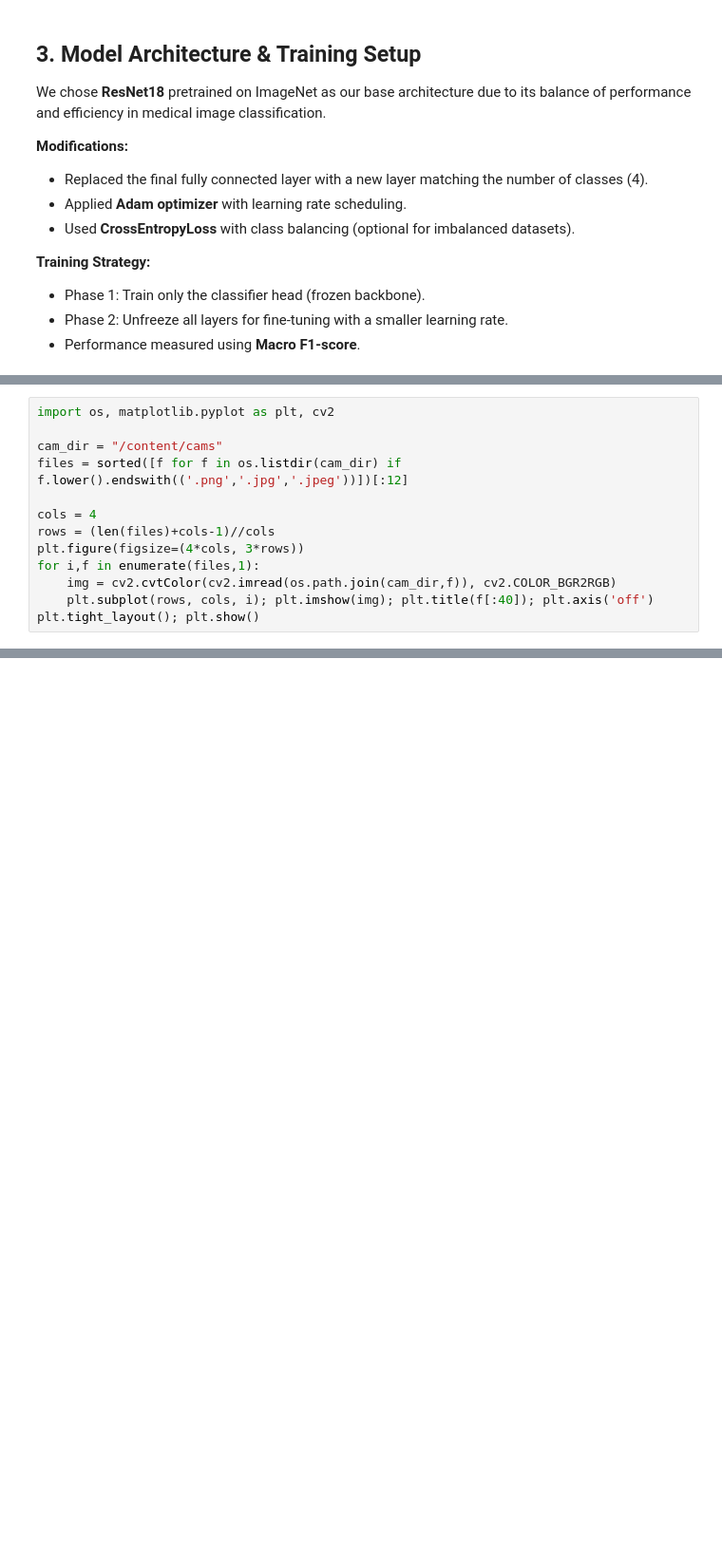
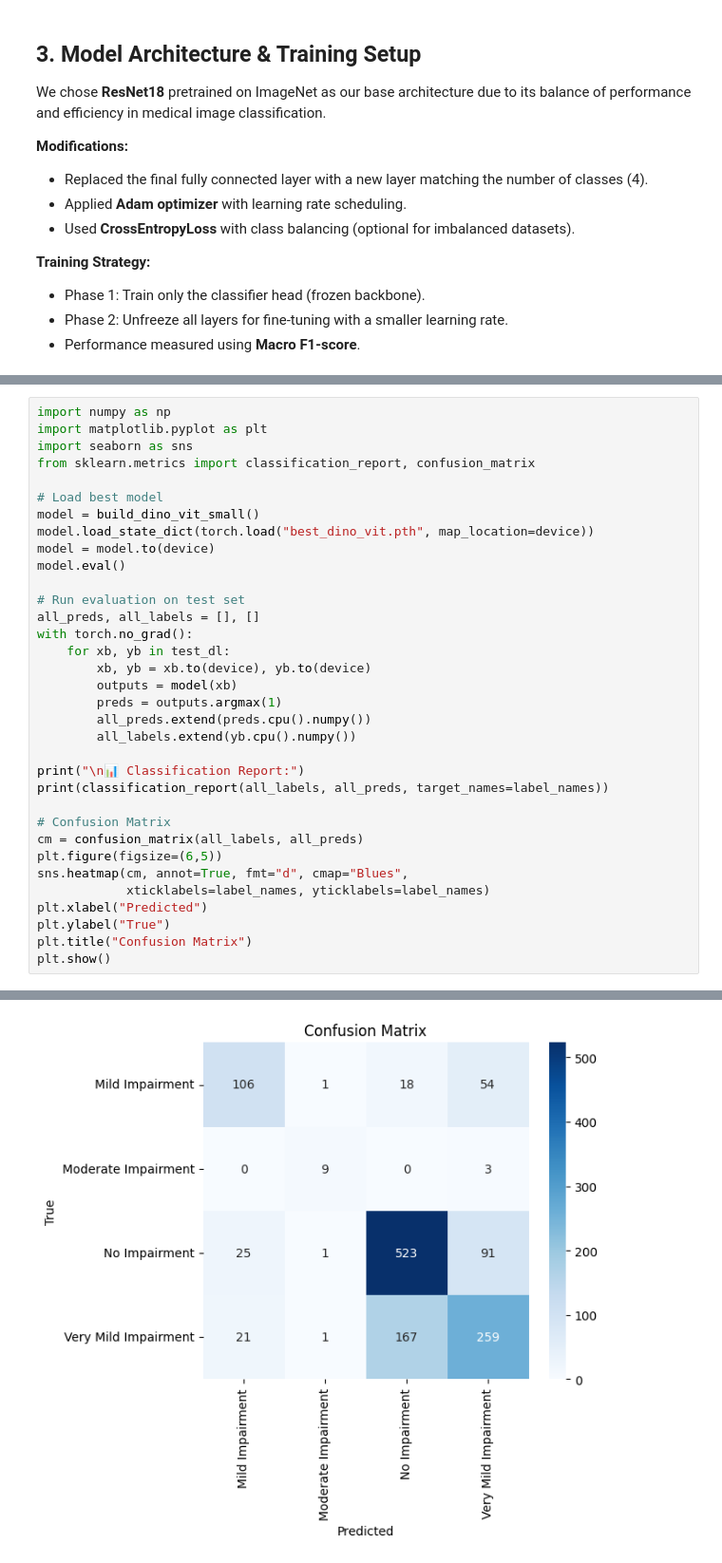
Before and after one commit to shabnomm/Alzheimer-s-MRI-Classification-ADNI-OASIS, a Jupyter notebook: Alzheimer's_MRI_Classification.ipynb, the cells around one changed output, grey strips where cells are left out. Shown at 95% size. Cells and saved outputs as stored; diff of their text form; blank space fills up the shorter version.

```diff
--- a/Alzheimer's_MRI_Classification.ipynb
+++ b/Alzheimer's_MRI_Classification.ipynb
@@ -494,13 +335,0 @@ print(f"✅ Saved {saved} CAMs → /content/cams")
-# %%
-import os, matplotlib.pyplot as plt, cv2
-
-cam_dir = "/content/cams"
-files = sorted([f for f in os.listdir(cam_dir) if f.lower().endswith(('.png','.jpg','.jpeg'))])[:12]
-
-cols = 4
-rows = (len(files)+cols-1)//cols
-plt.figure(figsize=(4*cols, 3*rows))
-for i,f in enumerate(files,1):
-    img = cv2.cvtColor(cv2.imread(os.path.join(cam_dir,f)), cv2.COLOR_BGR2RGB)
-    plt.subplot(rows, cols, i); plt.imshow(img); plt.title(f[:40]); plt.axis('off')
-plt.tight_layout(); plt.show()
@@ -816,0 +751,35 @@ files.download("/content/alzheimer_results_bundle.zip")
+# %%
+import numpy as np
+import matplotlib.pyplot as plt
+import seaborn as sns
+from sklearn.metrics import classification_report, confusion_matrix
+
+# Load best model
+model = build_dino_vit_small()
+model.load_state_dict(torch.load("best_dino_vit.pth", map_location=device))
+model = model.to(device)
+model.eval()
+
+# Run evaluation on test set
+all_preds, all_labels = [], []
+with torch.no_grad():
+    for xb, yb in test_dl:
+        xb, yb = xb.to(device), yb.to(device)
+        outputs = model(xb)
+        preds = outputs.argmax(1)
+        all_preds.extend(preds.cpu().numpy())
+        all_labels.extend(yb.cpu().numpy())
+
+print("\n📊 Classification Report:")
+print(classification_report(all_labels, all_preds, target_names=label_names))
+
+# Confusion Matrix
+cm = confusion_matrix(all_labels, all_preds)
+plt.figure(figsize=(6,5))
+sns.heatmap(cm, annot=True, fmt="d", cmap="Blues",
+            xticklabels=label_names, yticklabels=label_names)
+plt.xlabel("Predicted")
+plt.ylabel("True")
+plt.title("Confusion Matrix")
+plt.show()
+# %% [output]
@@ -816,0 +797 @@ files.download("/content/alzheimer_results_bundle.zip")
+[figure, added]
```
Also changed, not shown: parts of 53 cells of this notebook.
